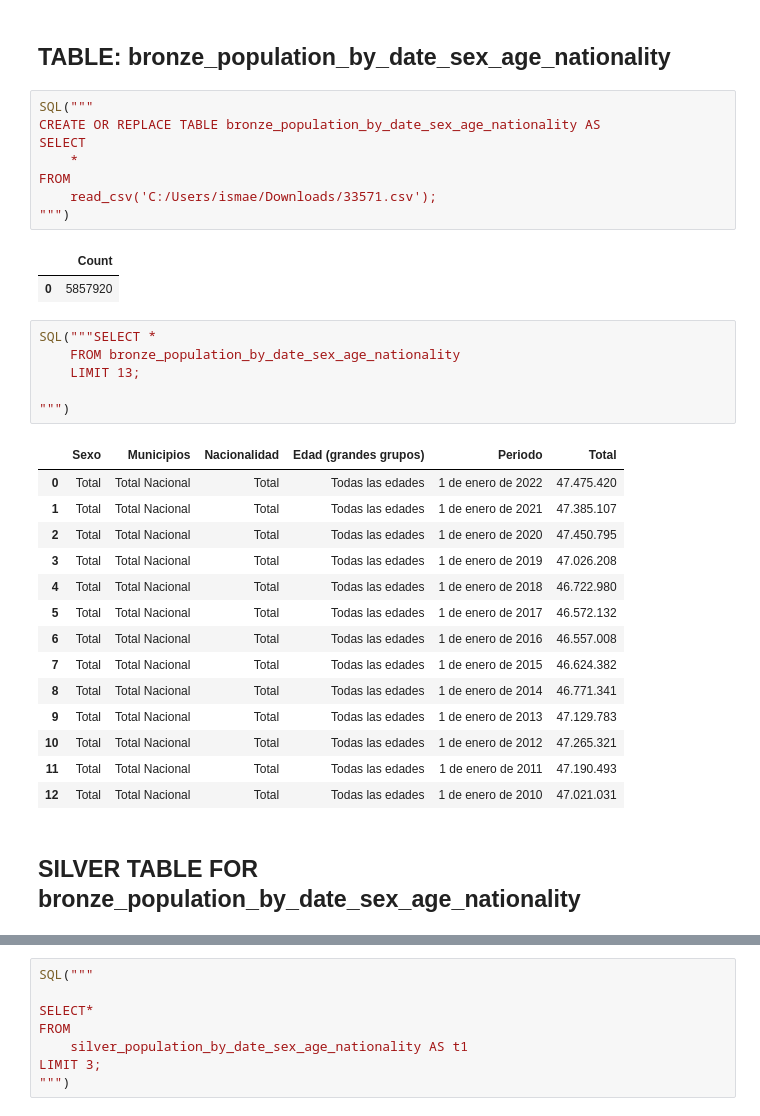
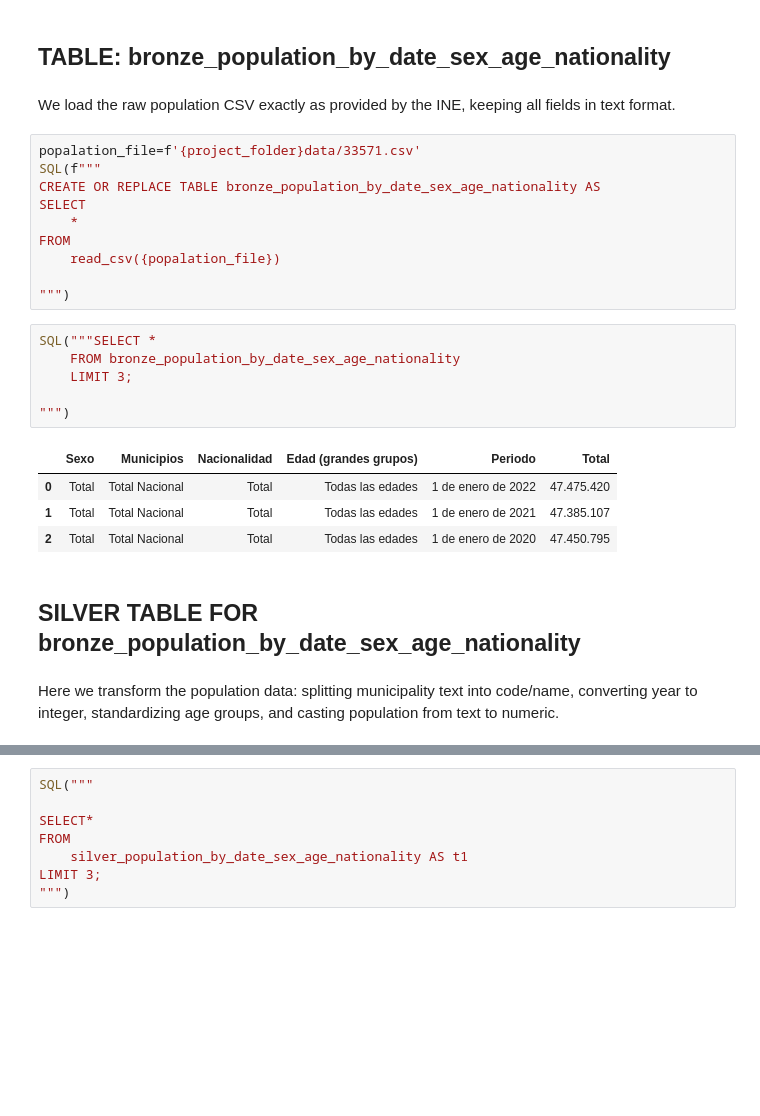
Before and after one commit to IsmaelHA/3-TierDataLakehouse-, a Jupyter notebook: project.ipynb, the cells around one changed output, grey strips where cells are left out. Cells and saved outputs as stored; diff of their text form; blank space fills up the shorter version.

```diff
--- a/project.ipynb
+++ b/project.ipynb
@@ -162,40 +304,33 @@ LIMIT 5;
 | 4 | 20220101 | 00 | 01001 | 01009_AM | 2-10 | frecuente | ... |
 # %% [markdown]
 ## TABLE: bronze_population_by_date_sex_age_nationality
+# %% [markdown]
+We load the raw population CSV exactly as provided by the INE, keeping all fields in text format.
 # %%
-SQL("""
+popalation_file=f'{project_folder}data/33571.csv'
+SQL(f"""
 CREATE OR REPLACE TABLE bronze_population_by_date_sex_age_nationality AS
 SELECT
     *
 FROM
-    read_csv('C:/Users/ismae/Downloads/33571.csv');
+    read_csv({popalation_file})
+
 """)
-# %% [output]
-|  | Count |
-| 0 | 5857920 |
 # %%
 SQL("""SELECT *
     FROM bronze_population_by_date_sex_age_nationality
-    LIMIT 13;
+    LIMIT 3;
 
 """)
 # %% [output]
 |  | Sexo | Municipios | Nacionalidad | Edad (grandes grupos) | Periodo | Total |
 | 0 | Total | Total Nacional | Total | Todas las edades | 1 de enero de 2022 | 47.475.420 |
 | 1 | Total | Total Nacional | Total | Todas las edades | 1 de enero de 2021 | 47.385.107 |
 | 2 | Total | Total Nacional | Total | Todas las edades | 1 de enero de 2020 | 47.450.795 |
-| 3 | Total | Total Nacional | Total | Todas las edades | 1 de enero de 2019 | 47.026.208 |
-| 4 | Total | Total Nacional | Total | Todas las edades | 1 de enero de 2018 | 46.722.980 |
-| 5 | Total | Total Nacional | Total | Todas las edades | 1 de enero de 2017 | 46.572.132 |
-| 6 | Total | Total Nacional | Total | Todas las edades | 1 de enero de 2016 | 46.557.008 |
-| 7 | Total | Total Nacional | Total | Todas las edades | 1 de enero de 2015 | 46.624.382 |
-| 8 | Total | Total Nacional | Total | Todas las edades | 1 de enero de 2014 | 46.771.341 |
-| 9 | Total | Total Nacional | Total | Todas las edades | 1 de enero de 2013 | 47.129.783 |
-| 10 | Total | Total Nacional | Total | Todas las edades | 1 de enero de 2012 | 47.265.321 |
-| 11 | Total | Total Nacional | Total | Todas las edades | 1 de enero de 2011 | 47.190.493 |
-| 12 | Total | Total Nacional | Total | Todas las edades | 1 de enero de 2010 | 47.021.031 |
 # %% [markdown]
 ## SILVER TABLE FOR bronze_population_by_date_sex_age_nationality
+# %% [markdown]
+Here we transform the population data: splitting municipality text into code/name, converting year to integer, standardizing age groups, and casting population from text to numeric.
 # %%
 SQL("""CREATE OR REPLACE TABLE silver_population_by_date_sex_age_nationality AS
 SELECT
```
Also changed, not shown: parts of 44 cells of this notebook.
